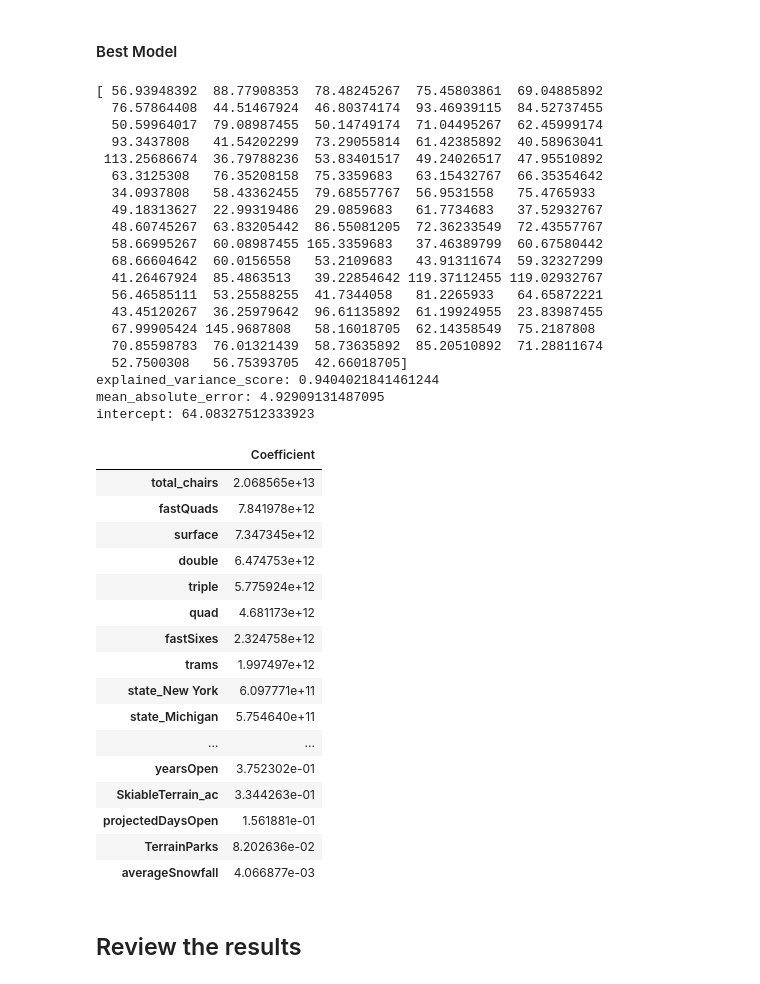
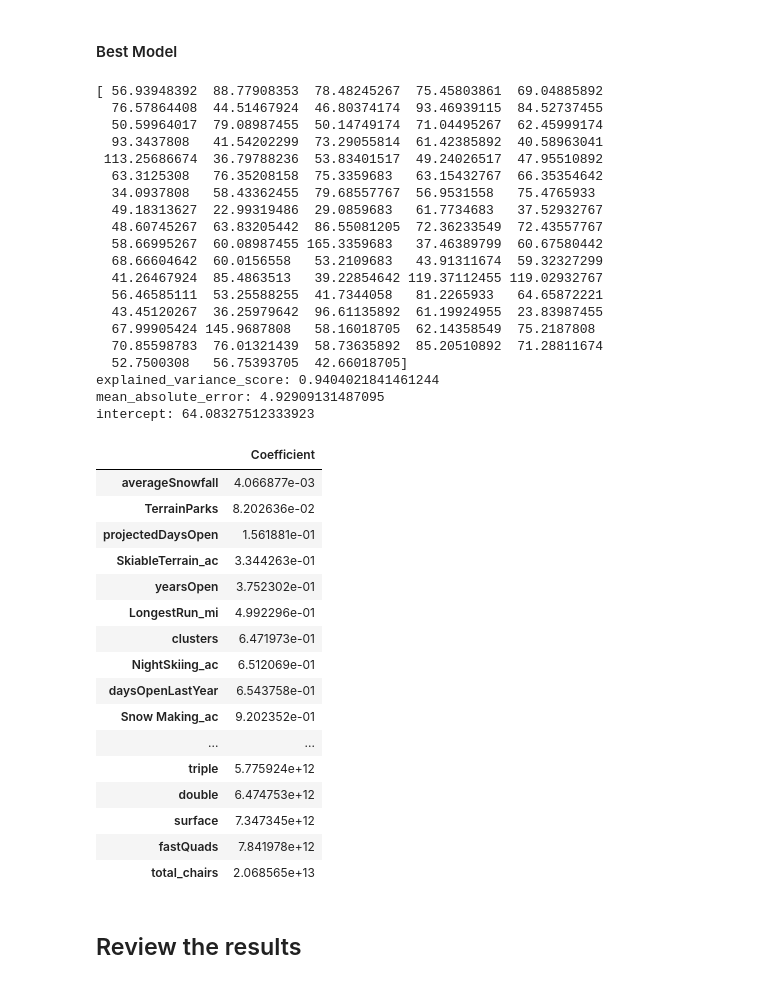
Before and after one commit to ArvindRe/GuidedCapstone, a Jupyter notebook: Documentation/GuidedCapstoneStep6HL_new.ipynb, the cells around one changed output. Saved outputs shown, nothing was run; the diff lists cells and outputs as text; code cells hidden in the pictures.

```diff
--- a/Documentation/GuidedCapstoneStep6HL_new.ipynb
+++ b/Documentation/GuidedCapstoneStep6HL_new.ipynb
@@ -127,50 +127,50 @@ from sklearn.metrics import explained_variance_score
 mean_absolute_error=mean_absolute_error(y_test, y_pred)
 explained_variance_score=explained_variance_score(y_test, y_pred)
 print('explained_variance_score:',explained_variance_score)
 print('mean_absolute_error:',mean_absolute_error)
 print('intercept:', lm.intercept_)
 # You might want to make a pandas DataFrame displaying the coefficients for each state like so:
 # pd.DataFrame(abs(lm.coef_), X.columns, columns=['Coefficient'])
-df_coef=pd.DataFrame(abs(lm.coef_), X.columns, columns=['Coefficient']).sort_values(by='Coefficient', ascending=False)
+df_coef=pd.DataFrame(abs(lm.coef_), X.columns, columns=['Coefficient']).sort_values(by='Coefficient')
 df_coef
 # %% [output]
 [ 56.93948392  88.77908353  78.48245267  75.45803861  69.04885892
   76.57864408  44.51467924  46.80374174  93.46939115  84.52737455
   50.59964017  79.08987455  50.14749174  71.04495267  62.45999174
   93.3437808   41.54202299  73.29055814  61.42385892  40.58963041
  113.25686674  36.79788236  53.83401517  49.24026517  47.95510892
   63.3125308   76.35208158  75.3359683   63.15432767  66.35354642
   34.0937808   58.43362455  79.68557767  56.9531558   75.4765933
   49.18313627  22.99319486  29.0859683   61.7734683   37.52932767
   48.60745267  63.83205442  86.55081205  72.36233549  72.43557767
   58.66995267  60.08987455 165.3359683   37.46389799  60.67580442
   68.66604642  60.0156558   53.2109683   43.91311674  59.32327299
   41.26467924  85.4863513   39.22854642 119.37112455 119.02932767
   56.46585111  53.25588255  41.7344058   81.2265933   64.65872221
   43.45120267  36.25979642  96.61135892  61.19924955  23.83987455
   67.99905424 145.9687808   58.16018705  62.14358549  75.2187808
   70.85598783  76.01321439  58.73635892  85.20510892  71.28811674
   52.7500308   56.75393705  42.66018705]
 explained_variance_score: 0.9404021841461244
 mean_absolute_error: 4.92909131487095
 intercept: 64.08327512333923
 |  | Coefficient |
+| averageSnowfall | 4.066877e-03 |
+| TerrainParks | 8.202636e-02 |
+| projectedDaysOpen | 1.561881e-01 |
+| SkiableTerrain_ac | 3.344263e-01 |
+| yearsOpen | 3.752302e-01 |
+| LongestRun_mi | 4.992296e-01 |
+| clusters | 6.471973e-01 |
+| NightSkiing_ac | 6.512069e-01 |
+| daysOpenLastYear | 6.543758e-01 |
+| Snow Making_ac | 9.202352e-01 |
+| ... | ... |
+| triple | 5.775924e+12 |
+| double | 6.474753e+12 |
+| surface | 7.347345e+12 |
+| fastQuads | 7.841978e+12 |
 | total_chairs | 2.068565e+13 |
-| fastQuads | 7.841978e+12 |
-| surface | 7.347345e+12 |
-| double | 6.474753e+12 |
-| triple | 5.775924e+12 |
-| quad | 4.681173e+12 |
-| fastSixes | 2.324758e+12 |
-| trams | 1.997497e+12 |
-| state_New York | 6.097771e+11 |
-| state_Michigan | 5.754640e+11 |
-| ... | ... |
-| yearsOpen | 3.752302e-01 |
-| SkiableTerrain_ac | 3.344263e-01 |
-| projectedDaysOpen | 1.561881e-01 |
-| TerrainParks | 8.202636e-02 |
-| averageSnowfall | 4.066877e-03 |
 # %% [markdown]
 ## Review the results
 # %%
```
Also changed, not shown: parts of 9 cells of this notebook.
